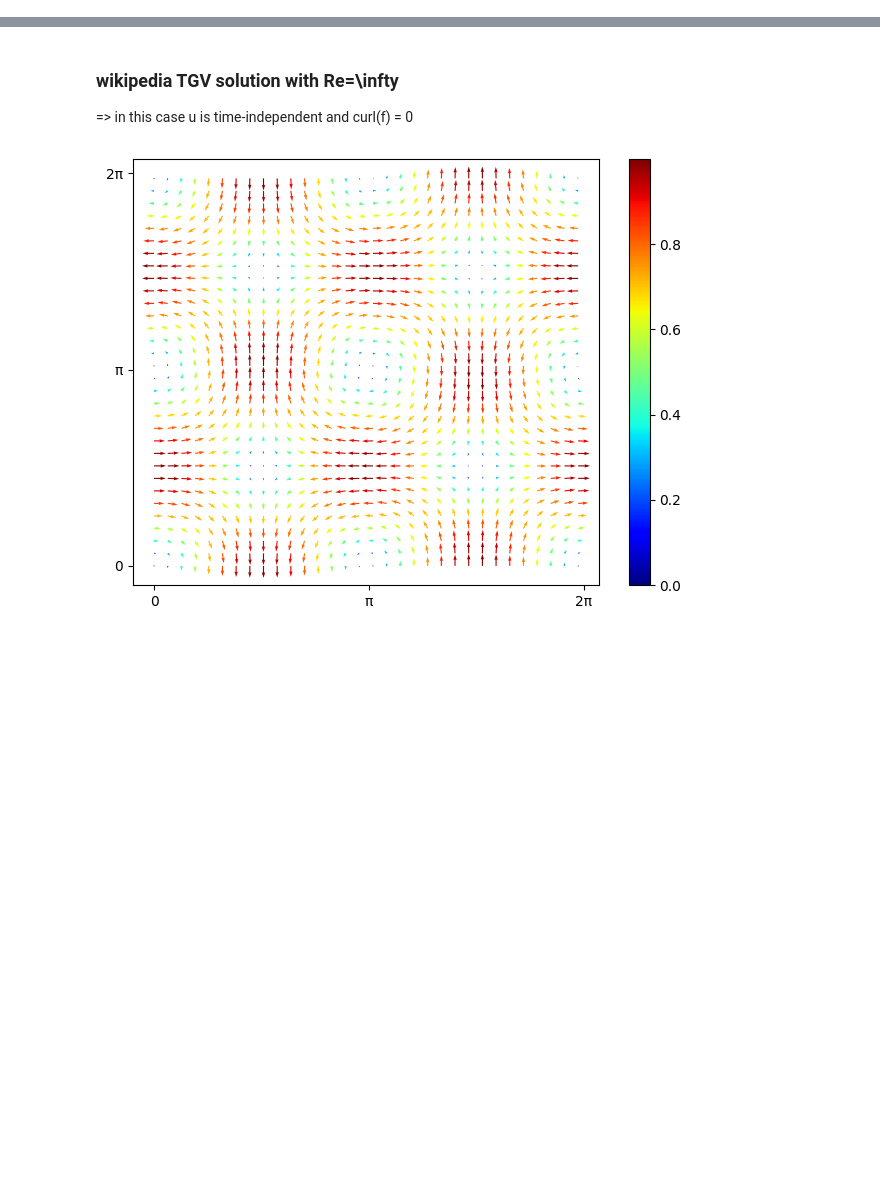
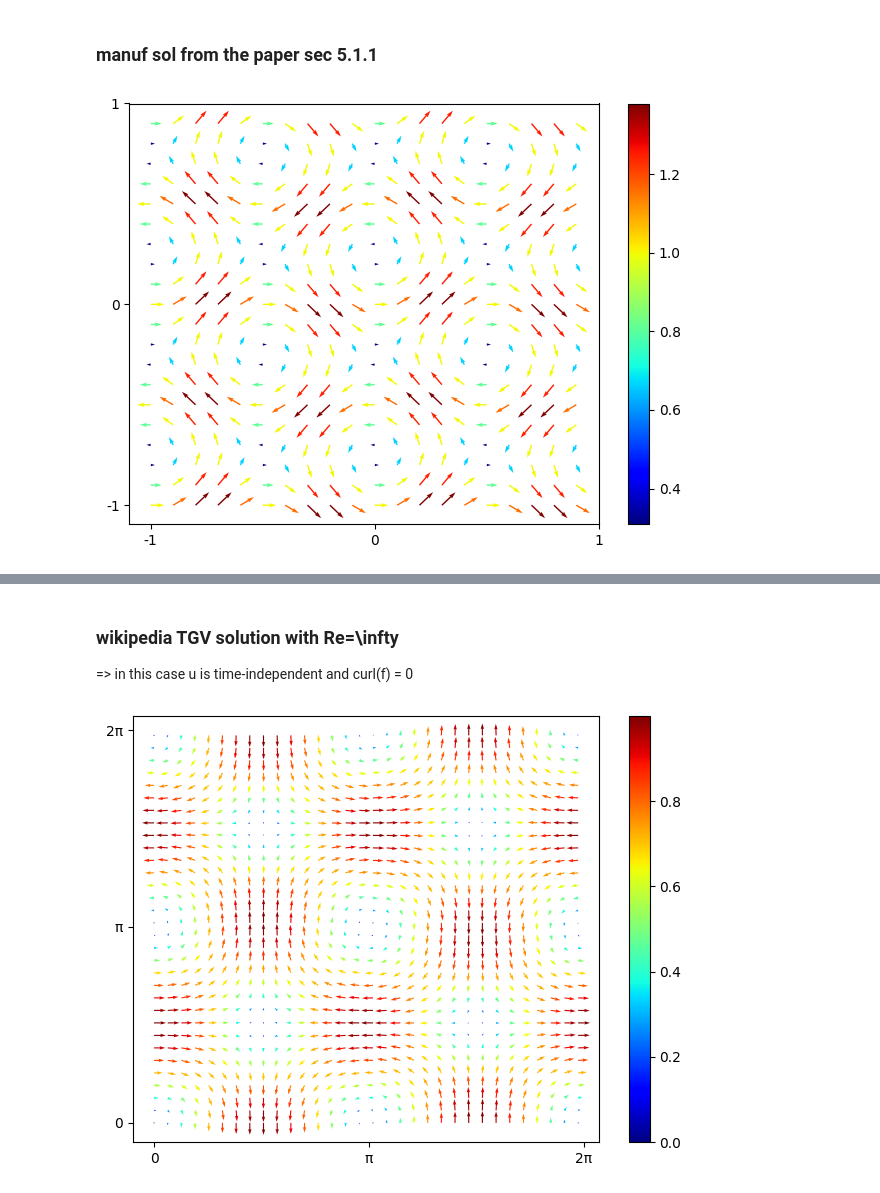
Before and after one commit to markusrenoldner/MEHCscheme, a Jupyter notebook: scripts/periodic_u0.ipynb, the cells around one changed output, grey strips where cells are left out. Cells and saved outputs as stored; diff of their text form; code cells hidden in the pictures; blank space fills up the shorter version.

```diff
--- a/scripts/plots_periodic_conv_TGV.ipynb
+++ b/scripts/periodic_u0.ipynb
@@ -0,0 +1,26 @@
+# %% [markdown]
+### manuf sol from the paper sec 5.1.1
+# %%
+import numpy as np
+import matplotlib.pyplot as plt
+
+x = np.arange(-1, 1, 0.1)
+y = np.arange(-1, 1, 0.1)
+z = np.arange(-1, 1, 0.1)
+X,  Z = np.meshgrid(x,  z)
+
+pi = np.pi
+
+ux,uy,uz = np.array([np.cos(2*Z*pi),np.sin(2*pi*Z),np.sin(2*pi*X)])
+
+# color = np.array([np.cos(X)*np.sin(Y),-np.sin(X)*np.cos(Y)])
+M = np.sqrt(ux*ux+uz*uz) # magnitude
+plt.quiver(X, Z, ux,uz,M,cmap=plt.cm.jet)
+plt.xticks(np.arange(-1, 1+0.01, 1), ['-1','0','1'])
+plt.yticks(np.arange(-1, 1+0.01, 1), ['-1','0','1'])
+plt.colorbar(cmap=plt.cm.jet)
+plt.tight_layout()
+# plt.show()
+plt.savefig("../out/plots/periodic-cons-u0-xz.pdf")
+# %% [output]
+[figure, added]
```
Also changed, not shown: parts of 2 cells of this notebook, 9 other files.
